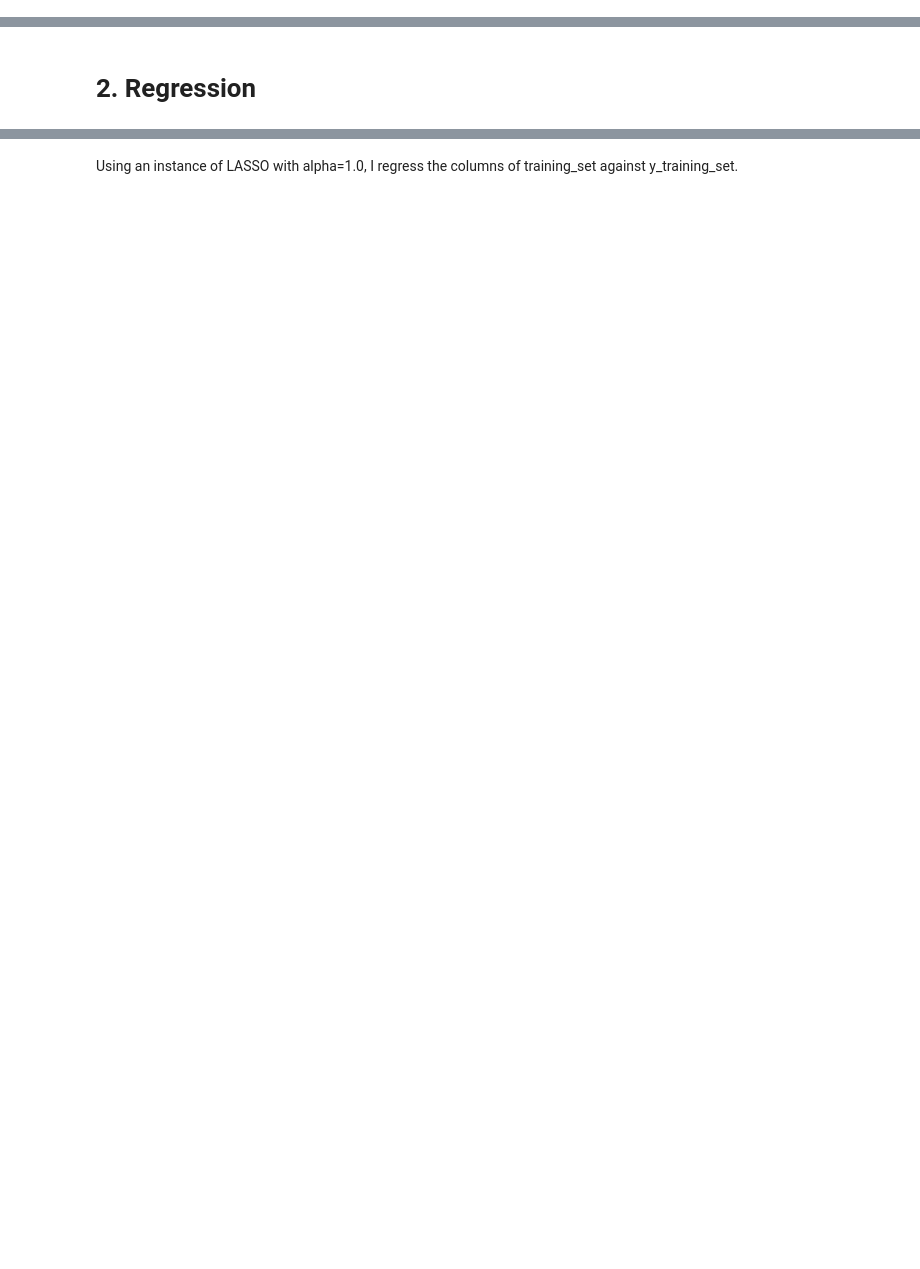
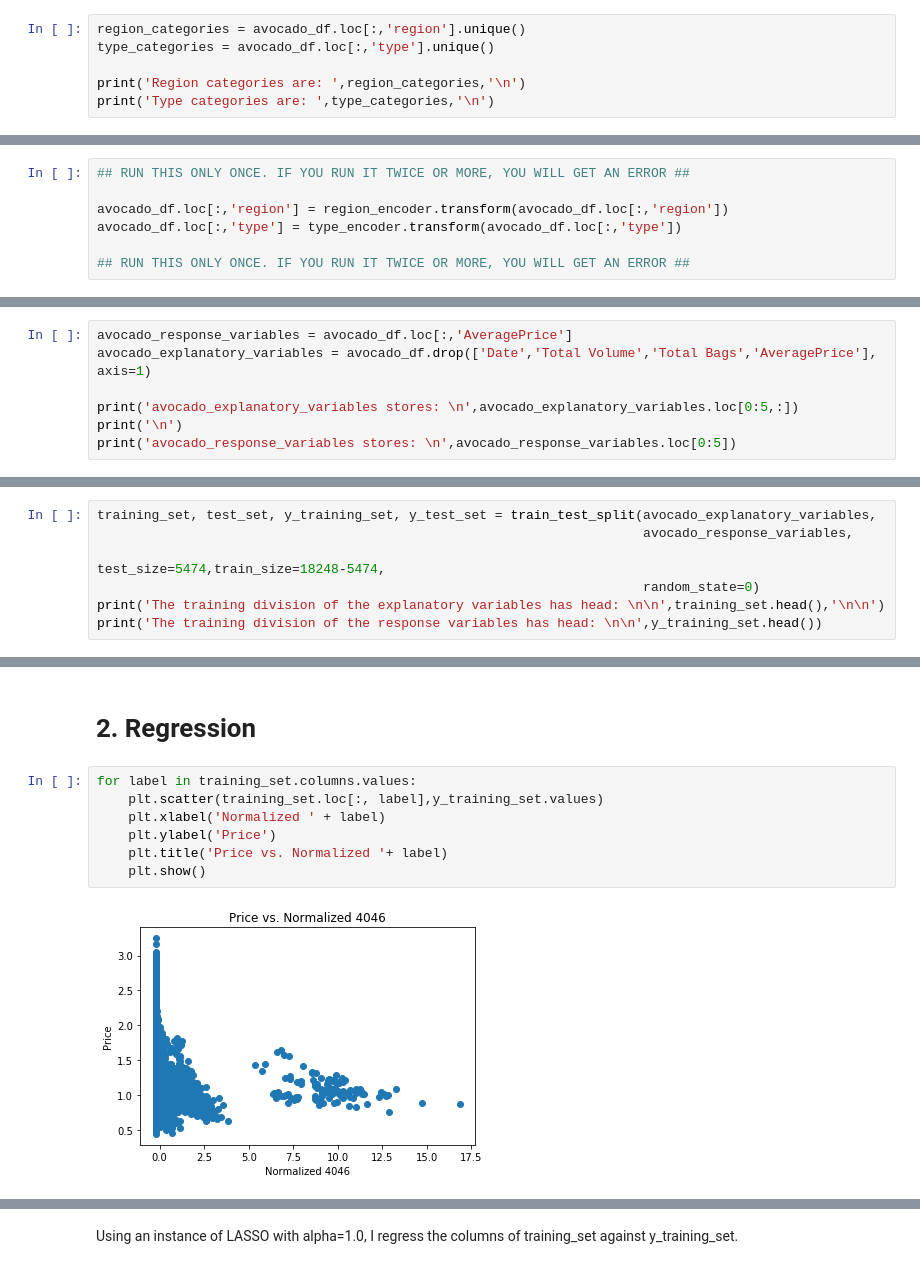
Before and after one commit to aarcher07/sklearn-Workshop-NU18, a Jupyter notebook: sklearn_workshop_NU2018_with_answers.ipynb, the cells around one changed output, grey strips where cells are left out. Saved outputs shown, nothing was run; the diff lists cells and outputs as text; blank space fills up the shorter version.

```diff
--- a/sklearn_workshop_NU2018_with_answers.ipynb
+++ b/sklearn_workshop_NU2018_with_answers.ipynb
@@ -233,0 +141,6 @@ training_set, test_set, y_training_set, y_test_set = train_test_split(avocado_ex
+# %%
+region_categories = avocado_df.loc[:,'region'].unique()
+type_categories = avocado_df.loc[:,'type'].unique()
+
+print('Region categories are: ',region_categories,'\n')
+print('Type categories are: ',type_categories,'\n')
@@ -233,0 +208,7 @@ training_set, test_set, y_training_set, y_test_set = train_test_split(avocado_ex
+# %%
+## RUN THIS ONLY ONCE. IF YOU RUN IT TWICE OR MORE, YOU WILL GET AN ERROR ##
+
+avocado_df.loc[:,'region'] = region_encoder.transform(avocado_df.loc[:,'region'])
+avocado_df.loc[:,'type'] = type_encoder.transform(avocado_df.loc[:,'type'])
+
+## RUN THIS ONLY ONCE. IF YOU RUN IT TWICE OR MORE, YOU WILL GET AN ERROR ##
@@ -233,0 +245,7 @@ training_set, test_set, y_training_set, y_test_set = train_test_split(avocado_ex
+# %%
+avocado_response_variables = avocado_df.loc[:,'AveragePrice']
+avocado_explanatory_variables = avocado_df.drop(['Date','Total Volume','Total Bags','AveragePrice'], axis=1)
+
+print('avocado_explanatory_variables stores: \n',avocado_explanatory_variables.loc[0:5,:])
+print('\n')
+print('avocado_response_variables stores: \n',avocado_response_variables.loc[0:5])
@@ -233,0 +343,7 @@ training_set, test_set, y_training_set, y_test_set = train_test_split(avocado_ex
+# %%
+training_set, test_set, y_training_set, y_test_set = train_test_split(avocado_explanatory_variables,
+                                                                      avocado_response_variables,
+                                                                      test_size=5474,train_size=18248-5474,
+                                                                      random_state=0)
+print('The training division of the explanatory variables has head: \n\n',training_set.head(),'\n\n')
+print('The training division of the response variables has head: \n\n',y_training_set.head())
@@ -234,2 +368,11 @@ training_set, test_set, y_training_set, y_test_set = train_test_split(avocado_ex
 # %% [markdown]
 # 2. Regression
+# %%
+for label in training_set.columns.values:
+    plt.scatter(training_set.loc[:, label],y_training_set.values)
+    plt.xlabel('Normalized ' + label)
+    plt.ylabel('Price')
+    plt.title('Price vs. Normalized '+ label)
+    plt.show()
+# %% [output]
+[figure, added]
```
Also changed, not shown: parts of 98 cells of this notebook.
